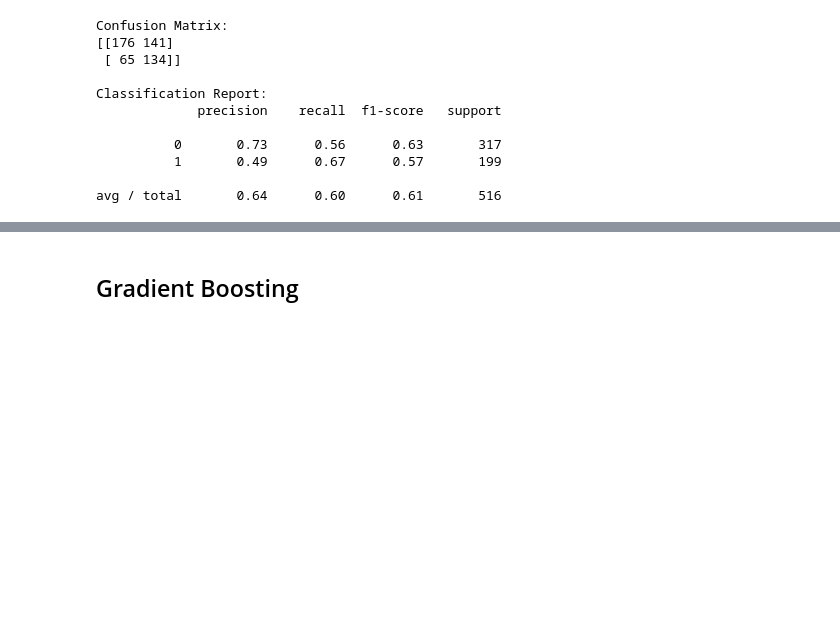
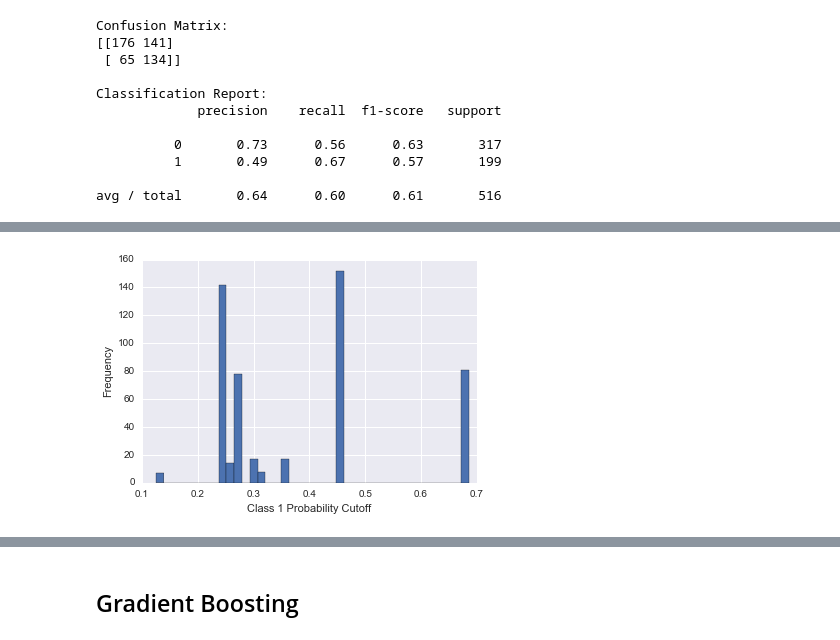
Before and after one commit to cgeppig/Will_My_Show_Get_Cancelled, a Jupyter notebook: Capstone_modeling_2.ipynb, the cells around one changed output, grey strips where cells are left out. Saved outputs shown, nothing was run; the diff lists cells and outputs as text; code cells hidden in the pictures; blank space fills up the shorter version.

```diff
--- a/Capstone_modeling_2.ipynb
+++ b/Capstone_modeling_2.ipynb
@@ -392,0 +451,11 @@ avg / total       0.64      0.60      0.61       516
+# %%
+params_dt = {
+    "max_depth":[10,15,20],
+    "min_samples_leaf":[2,3,4,5],
+    "max_leaf_nodes":[4,6,8,10],
+    "criterion":['gini', 'entropy']
+}
+# %%
+gs_dt = GridSearchCV(dt_for_gs, params_dt)
+# %%
+gs_dt.fit(x_train, y_train)
@@ -392,0 +478,2 @@ avg / total       0.64      0.60      0.61       516
+# %%
+run_model(x_train, y_train, x_test, y_test, gs_dt.best_estimator_)
@@ -392,0 +496,7 @@ avg / total       0.64      0.60      0.61       516
+# %%
+## in the original model, the false negatives were higher than the true positives. This is terrible, and needs fixing.
+
+
+plot_proba(x_test, gs_dt.best_estimator_)
+# %% [output]
+[figure, added]
```
Also changed, not shown: parts of 37 cells of this notebook, 2 other files.
